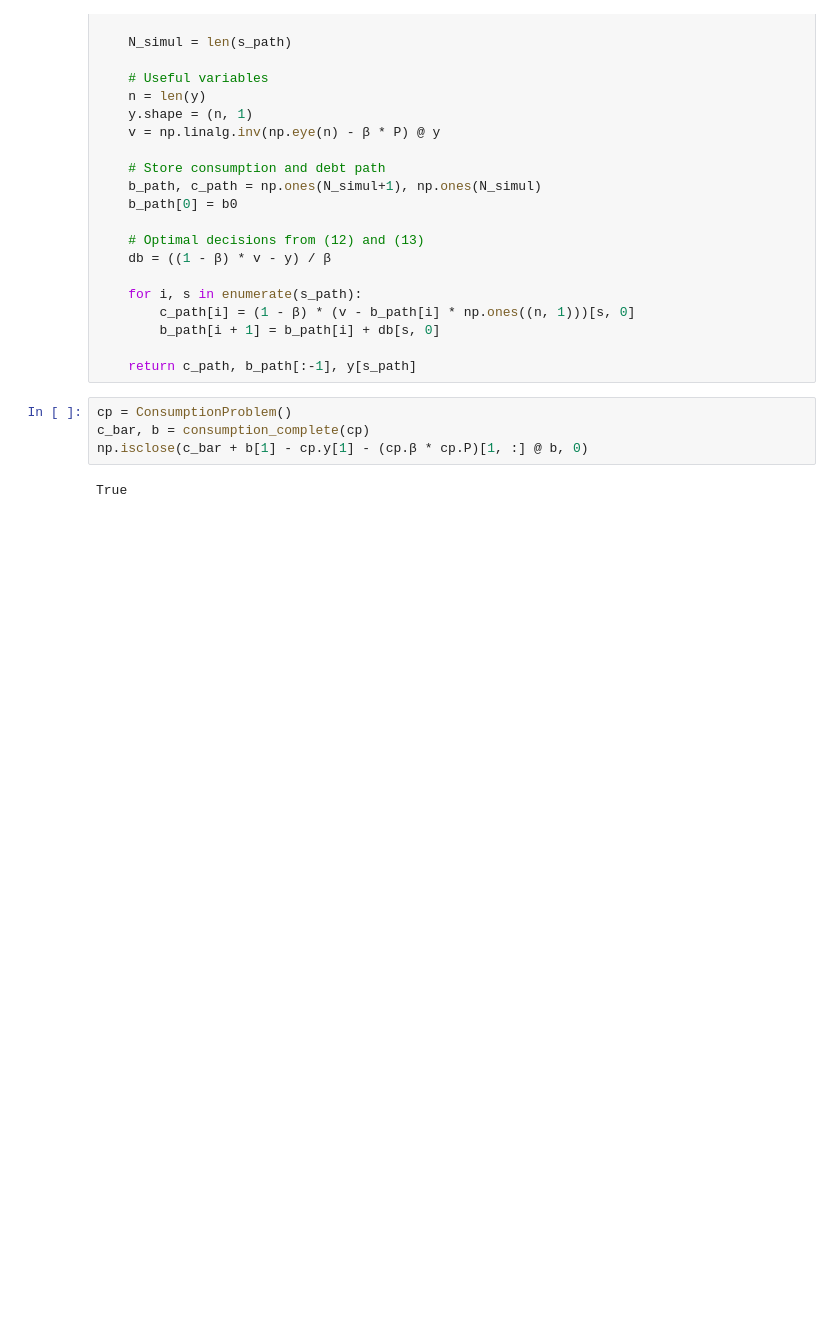
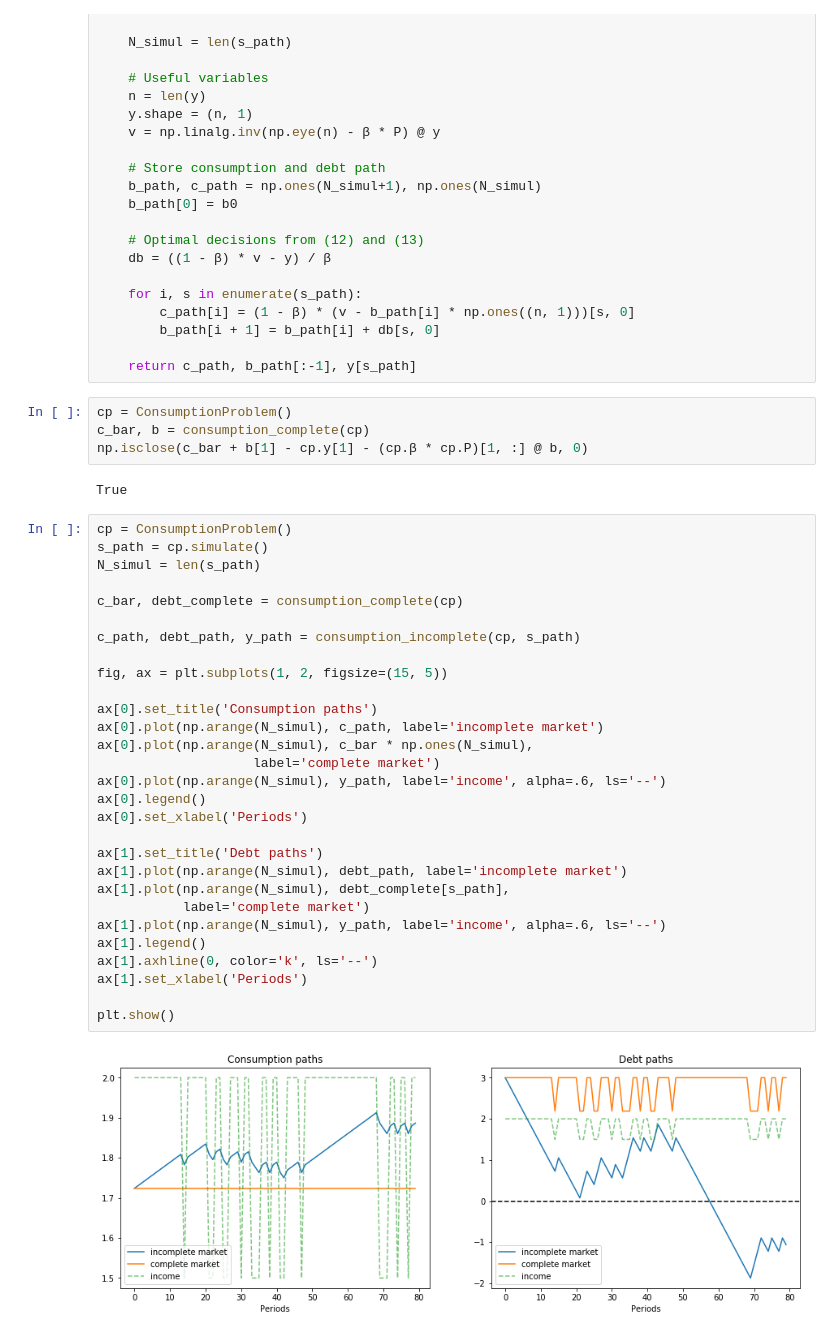
Before and after one commit to PanPip/QuantEcon_Tasks, a Jupyter notebook: LQ_control.ipynb, the cells around one changed output. Cells and saved outputs as stored; diff of their text form; blank space fills up the shorter version.

Commit message:
Finished lesson on Consumption Smoothing with Complete and Incomplete Markets

```diff
--- a/LQ_control.ipynb
+++ b/LQ_control.ipynb
@@ -929,3 +929,34 @@ c_bar, b = consumption_complete(cp)
 np.isclose(c_bar + b[1] - cp.y[1] - (cp.β * cp.P)[1, :] @ b, 0)
 # %% [output]
 True
+# %%
+cp = ConsumptionProblem()
+s_path = cp.simulate()
+N_simul = len(s_path)
+
+c_bar, debt_complete = consumption_complete(cp)
+
+c_path, debt_path, y_path = consumption_incomplete(cp, s_path)
+
+fig, ax = plt.subplots(1, 2, figsize=(15, 5))
+
+ax[0].set_title('Consumption paths')
+ax[0].plot(np.arange(N_simul), c_path, label='incomplete market')
+ax[0].plot(np.arange(N_simul), c_bar * np.ones(N_simul),
+                    label='complete market')
+ax[0].plot(np.arange(N_simul), y_path, label='income', alpha=.6, ls='--')
+ax[0].legend()
+ax[0].set_xlabel('Periods')
+
+ax[1].set_title('Debt paths')
+ax[1].plot(np.arange(N_simul), debt_path, label='incomplete market')
+ax[1].plot(np.arange(N_simul), debt_complete[s_path],
+           label='complete market')
+ax[1].plot(np.arange(N_simul), y_path, label='income', alpha=.6, ls='--')
+ax[1].legend()
+ax[1].axhline(0, color='k', ls='--')
+ax[1].set_xlabel('Periods')
+
+plt.show()
+# %% [output]
+[figure, added]
```
Also changed, not shown: parts of 1 cell of this notebook.
